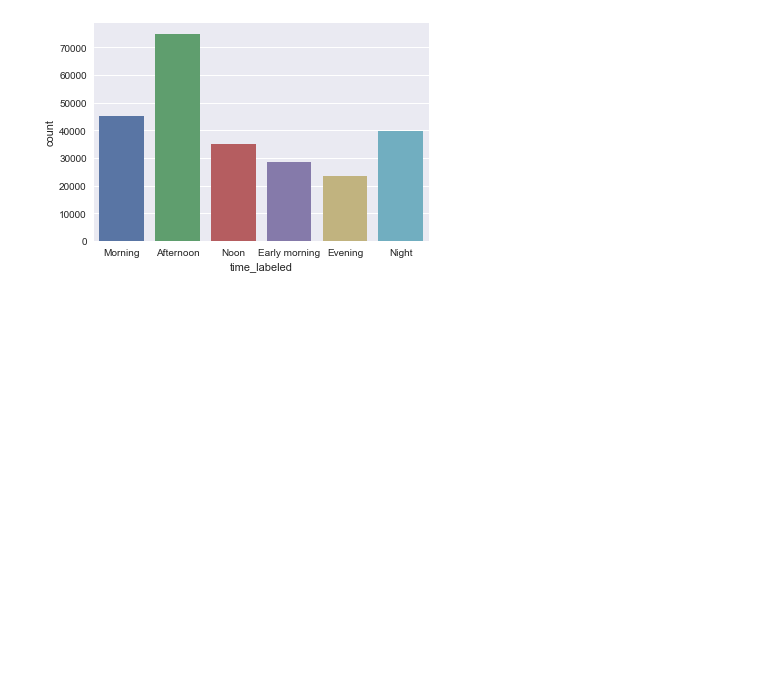
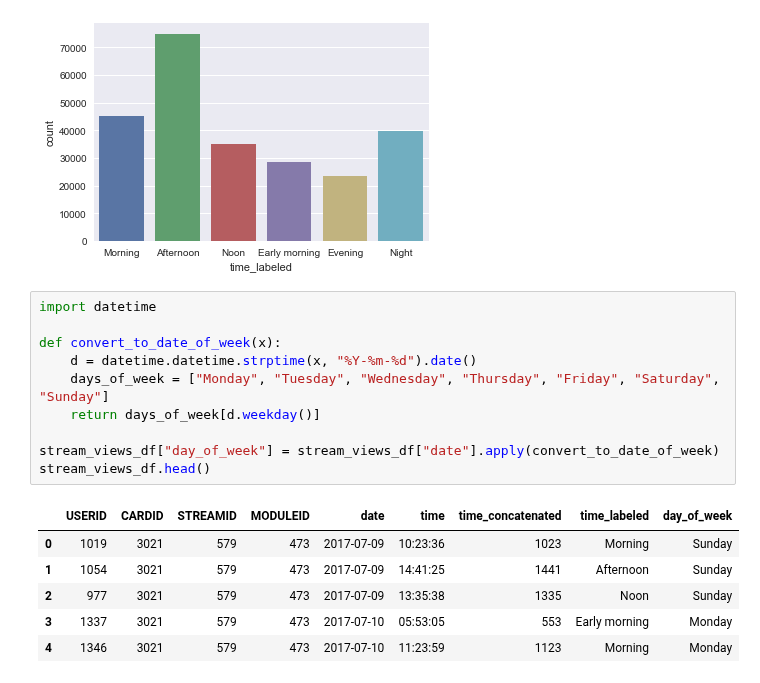
Before and after one commit to ace-racer/ContextualRecommender, a Jupyter notebook: hybird_recommender/Process raw stream views.ipynb, the cells around one changed output. Drawn from its saved outputs; the diff is of its cells as text; blank space fills up the shorter version.

```diff
--- a/hybird_recommender/Process raw stream views.ipynb
+++ b/hybird_recommender/Process raw stream views.ipynb
@@ -79,3 +79,20 @@ sns.set(style="darkgrid")
 ax = sns.countplot(x="time_labeled", data=stream_views_df)
 # %% [output]
 [figure]
+# %%
+import datetime
+
+def convert_to_date_of_week(x):
+    d = datetime.datetime.strptime(x, "%Y-%m-%d").date()
+    days_of_week = ["Monday", "Tuesday", "Wednesday", "Thursday", "Friday", "Saturday", "Sunday"]
+    return days_of_week[d.weekday()]
+
+stream_views_df["day_of_week"] = stream_views_df["date"].apply(convert_to_date_of_week)
+stream_views_df.head()
+# %% [output]
+|  | USERID | CARDID | STREAMID | MODULEID | date | time | time_concatenated | time_labeled | day_of_week |
+| 0 | 1019 | 3021 | 579 | 473 | 2017-07-09 | 10:23:36 | 1023 | Morning | Sunday |
+| 1 | 1054 | 3021 | 579 | 473 | 2017-07-09 | 14:41:25 | 1441 | Afternoon | Sunday |
+| 2 | 977 | 3021 | 579 | 473 | 2017-07-09 | 13:35:38 | 1335 | Noon | Sunday |
+| 3 | 1337 | 3021 | 579 | 473 | 2017-07-10 | 05:53:05 | 553 | Early morning | Monday |
+| 4 | 1346 | 3021 | 579 | 473 | 2017-07-10 | 11:23:59 | 1123 | Morning | Monday |
```
Also changed, not shown: parts of 1 cell of this notebook.
